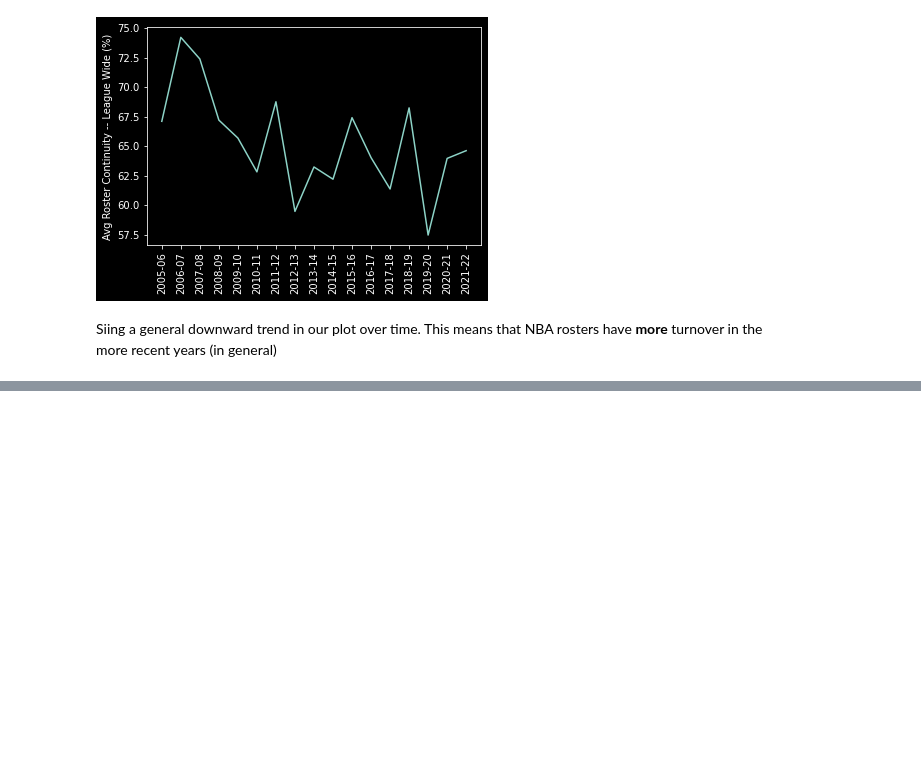
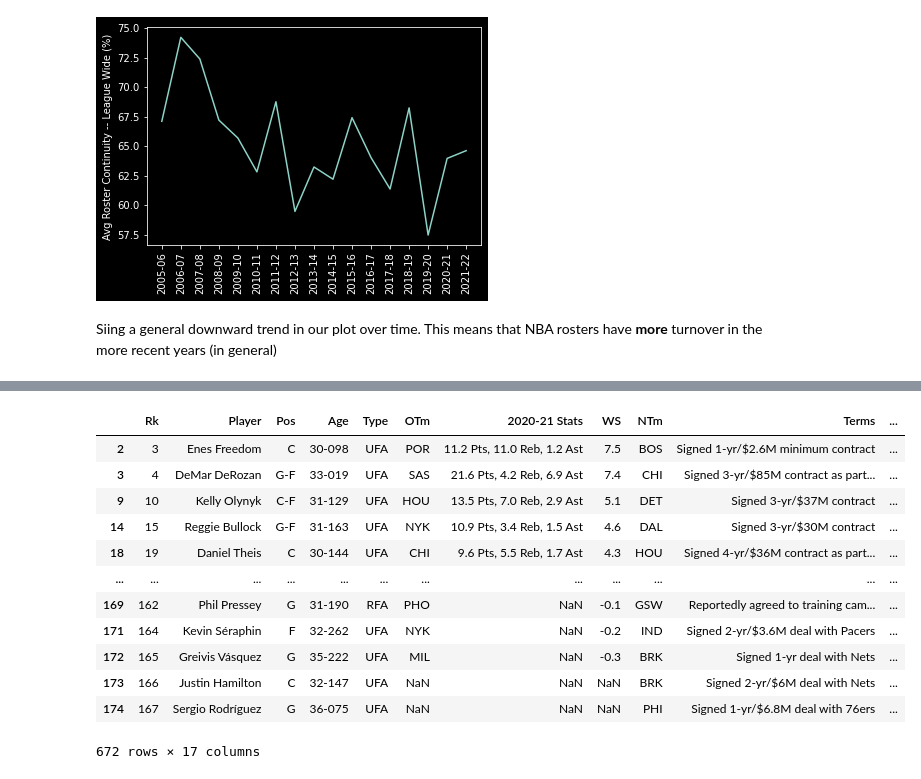
Before and after one commit to andrewbowen19/nbaGreatResignation, a Jupyter notebook: player-mobility.ipynb, the cells around one changed output, grey strips where cells are left out. Cells and saved outputs as stored; diff of their text form; code cells hidden in the pictures; blank space fills up the shorter version.

```diff
--- a/player-mobility.ipynb
+++ b/player-mobility.ipynb
@@ -66,0 +199,16 @@ Siing a general downward trend in our plot over time. This means that NBA roster
+# %%
+fa
+# %% [output]
+|  | Rk | Player | Pos | Age | Type | OTm | 2020-21 Stats | WS | NTm | Terms | ... |
+| 2 | 3 | Enes Freedom | C | 30-098 | UFA | POR | 11.2 Pts, 11.0 Reb, 1.2 Ast | 7.5 | BOS | Signed 1-yr/$2.6M minimum contract | ... |
+| 3 | 4 | DeMar DeRozan | G-F | 33-019 | UFA | SAS | 21.6 Pts, 4.2 Reb, 6.9 Ast | 7.4 | CHI | Signed 3-yr/$85M contract as part... | ... |
+| 9 | 10 | Kelly Olynyk | C-F | 31-129 | UFA | HOU | 13.5 Pts, 7.0 Reb, 2.9 Ast | 5.1 | DET | Signed 3-yr/$37M contract | ... |
+| 14 | 15 | Reggie Bullock | G-F | 31-163 | UFA | NYK | 10.9 Pts, 3.4 Reb, 1.5 Ast | 4.6 | DAL | Signed 3-yr/$30M contract | ... |
+| 18 | 19 | Daniel Theis | C | 30-144 | UFA | CHI | 9.6 Pts, 5.5 Reb, 1.7 Ast | 4.3 | HOU | Signed 4-yr/$36M contract as part... | ... |
+| ... | ... | ... | ... | ... | ... | ... | ... | ... | ... | ... | ... |
+| 169 | 162 | Phil Pressey | G | 31-190 | RFA | PHO | NaN | -0.1 | GSW | Reportedly agreed to training cam... | ... |
+| 171 | 164 | Kevin Séraphin | F | 32-262 | UFA | NYK | NaN | -0.2 | IND | Signed 2-yr/$3.6M deal with Pacers | ... |
+| 172 | 165 | Greivis Vásquez | G | 35-222 | UFA | MIL | NaN | -0.3 | BRK | Signed 1-yr deal with Nets | ... |
+| 173 | 166 | Justin Hamilton | C | 32-147 | UFA | NaN | NaN | NaN | BRK | Signed 2-yr/$6M deal with Nets | ... |
+| 174 | 167 | Sergio Rodríguez | G | 36-075 | UFA | NaN | NaN | NaN | PHI | Signed 1-yr/$6.8M deal with 76ers | ... |
+672 rows × 17 columns
```
Also changed, not shown: parts of 6 cells of this notebook, 3 other files.
